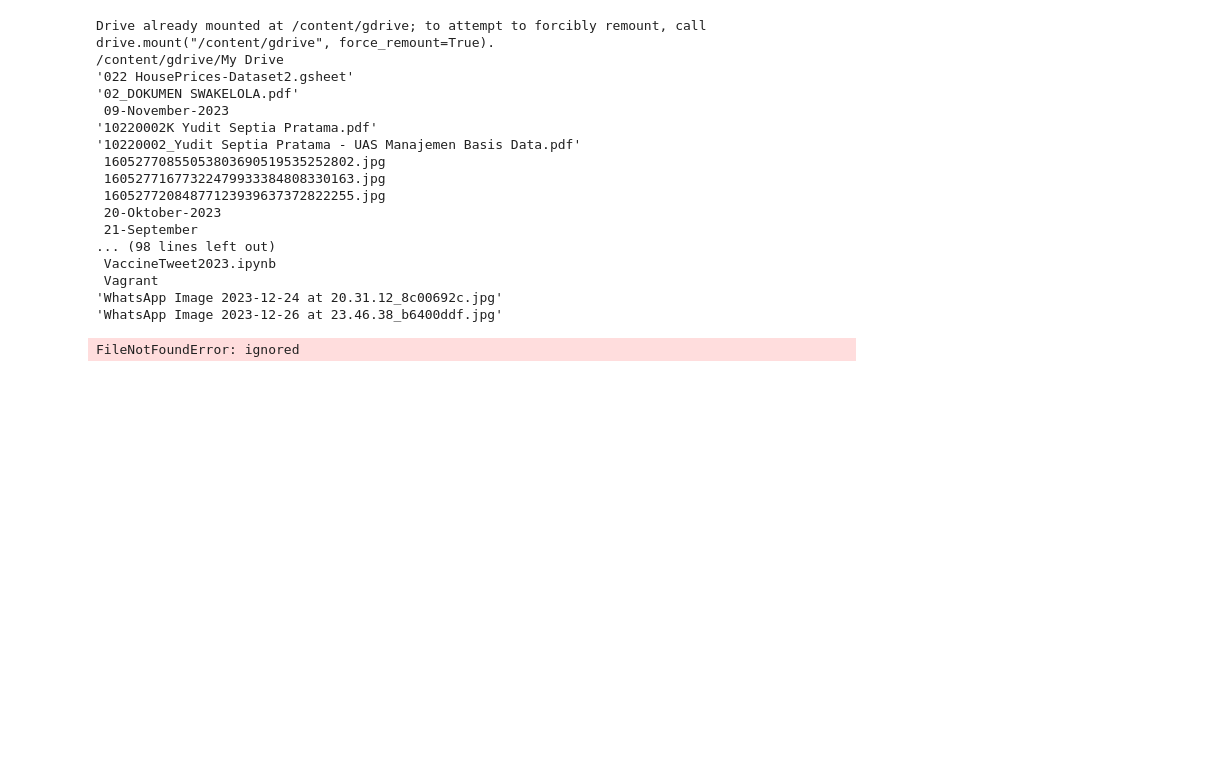
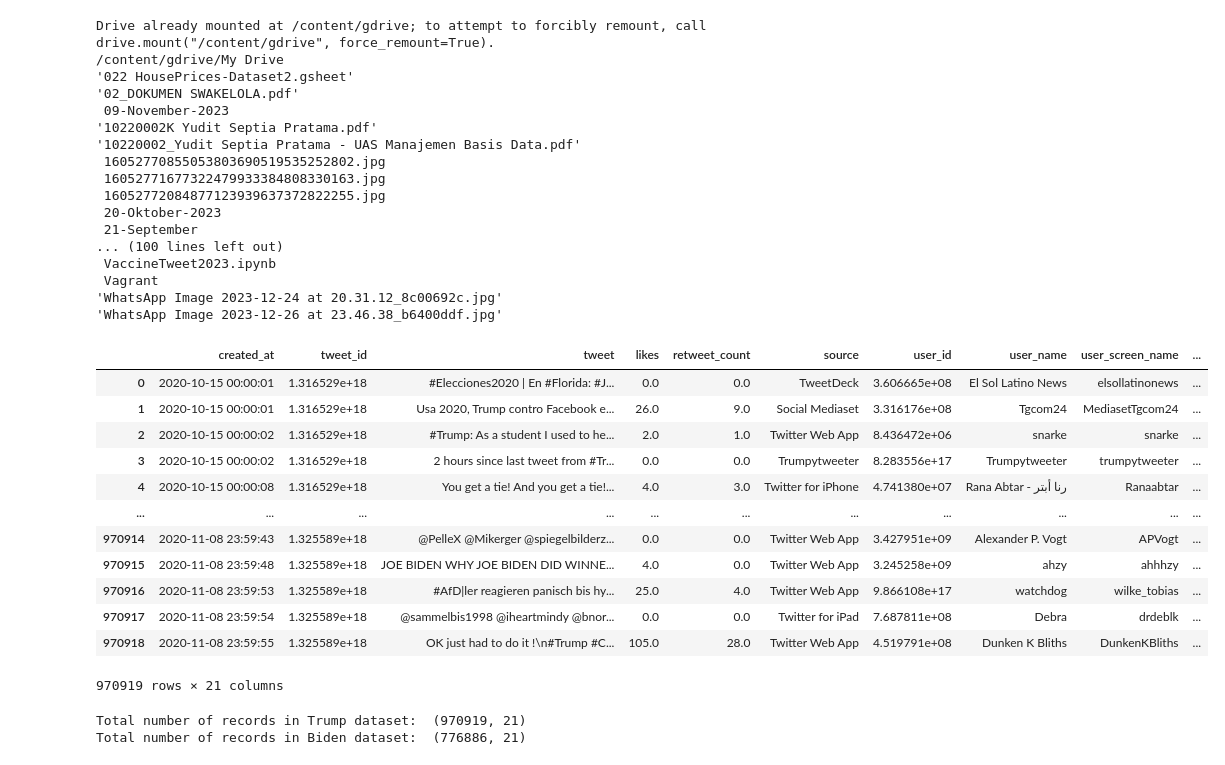
Before and after one commit to yudits10/Text-Mining-Social-Media-Analytics, a Jupyter notebook: Text_Mining_Social_Media_Analytics.ipynb, the cells around one changed output. Saved outputs shown, nothing was run; the diff lists cells and outputs as text; code cells hidden in the pictures; blank space fills up the shorter version.

```diff
--- a/Text_Mining_Social_Media_Analytics.ipynb
+++ b/Text_Mining_Social_Media_Analytics.ipynb
@@ -6,22 +6,14 @@ import pandas as pd
 # %%
-# data import
+# data import csv files
 
 from google.colab import drive
 drive.mount('/content/gdrive')
 
-%cd /content/gdrive/My Drive
+%cd /content/gdrive/My Drive/
 !ls
 
-tweets_biden = pd.read_csv("C:/Users/asus/Downloads/hashtag_joebiden.csv",
-                           lineterminator='\n',
-                           parse_dates = True)
-tweets_trump = pd.read_csv("C:/Users/asus/Downloads/hashtag_donaldtrump.csv",
-                           lineterminator='\n',
-                           parse_dates = True)
-
-# Ameryka to Ameryka
-tweets_biden['country'].replace({'United States':'United States of America'}, inplace = True)
-tweets_trump['country'].replace({'United States':'United States of America'}, inplace = True)
+tweets_biden = pd.read_csv('hashtag_joebiden.csv', lineterminator='\n', parse_dates = True)
+tweets_trump = pd.read_csv('hashtag_donaldtrump.csv', lineterminator='\n', parse_dates = True)
 # %% [output]
 Drive already mounted at /content/gdrive; to attempt to forcibly remount, call drive.mount("/content/gdrive", force_remount=True).
 /content/gdrive/My Drive
@@ -35,9 +27,33 @@ Drive already mounted at /content/gdrive; to attempt to forcibly remount, call d
  16052772084877123939637372822255.jpg
  20-Oktober-2023
  21-September
-... (98 lines left out)
+... (100 lines left out)
  VaccineTweet2023.ipynb
  Vagrant
 'WhatsApp Image 2023-12-24 at 20.31.12_8c00692c.jpg'
 'WhatsApp Image 2023-12-26 at 23.46.38_b6400ddf.jpg'
-FileNotFoundError: ignored
+# %%
+tweets_trump
+# %% [output]
+|  | created_at | tweet_id | tweet | likes | retweet_count | source | user_id | user_name | user_screen_name | ... |
+| 0 | 2020-10-15 00:00:01 | 1.316529e+18 | #Elecciones2020 | En #Florida: #J... | 0.0 | 0.0 | TweetDeck | 3.606665e+08 | El Sol Latino News | elsollatinonews | ... |
+| 1 | 2020-10-15 00:00:01 | 1.316529e+18 | Usa 2020, Trump contro Facebook e... | 26.0 | 9.0 | Social Mediaset | 3.316176e+08 | Tgcom24 | MediasetTgcom24 | ... |
+| 2 | 2020-10-15 00:00:02 | 1.316529e+18 | #Trump: As a student I used to he... | 2.0 | 1.0 | Twitter Web App | 8.436472e+06 | snarke | snarke | ... |
+| 3 | 2020-10-15 00:00:02 | 1.316529e+18 | 2 hours since last tweet from #Tr... | 0.0 | 0.0 | Trumpytweeter | 8.283556e+17 | Trumpytweeter | trumpytweeter | ... |
+| 4 | 2020-10-15 00:00:08 | 1.316529e+18 | You get a tie! And you get a tie!... | 4.0 | 3.0 | Twitter for iPhone | 4.741380e+07 | Rana Abtar - رنا أبتر | Ranaabtar | ... |
+| ... | ... | ... | ... | ... | ... | ... | ... | ... | ... | ... |
+| 970914 | 2020-11-08 23:59:43 | 1.325589e+18 | @PelleX @Mikerger @spiegelbilderz... | 0.0 | 0.0 | Twitter Web App | 3.427951e+09 | Alexander P. Vogt | APVogt | ... |
+| 970915 | 2020-11-08 23:59:48 | 1.325589e+18 | JOE BIDEN WHY JOE BIDEN DID WINNE... | 4.0 | 0.0 | Twitter Web App | 3.245258e+09 | ahzy | ahhhzy | ... |
+| 970916 | 2020-11-08 23:59:53 | 1.325589e+18 | #AfD|ler reagieren panisch bis hy... | 25.0 | 4.0 | Twitter Web App | 9.866108e+17 | watchdog | wilke_tobias | ... |
+| 970917 | 2020-11-08 23:59:54 | 1.325589e+18 | @sammelbis1998 @iheartmindy @bnor... | 0.0 | 0.0 | Twitter for iPad | 7.687811e+08 | Debra | drdeblk | ... |
+| 970918 | 2020-11-08 23:59:55 | 1.325589e+18 | OK just had to do it !\n#Trump #C... | 105.0 | 28.0 | Twitter Web App | 4.519791e+08 | Dunken K Bliths | DunkenKBliths | ... |
+970919 rows × 21 columns
+# %%
+print('Total number of records in Trump dataset: ', tweets_trump.shape)
+print('Total number of records in Biden dataset: ', tweets_biden.shape)
+
+trump_initial_count = tweets_trump.shape[0]
+biden_initial_count = tweets_biden.shape[0]
+# %% [output]
+Total number of records in Trump dataset:  (970919, 21)
+Total number of records in Biden dataset:  (776886, 21)
```
Also changed, not shown: parts of 3 cells of this notebook.
